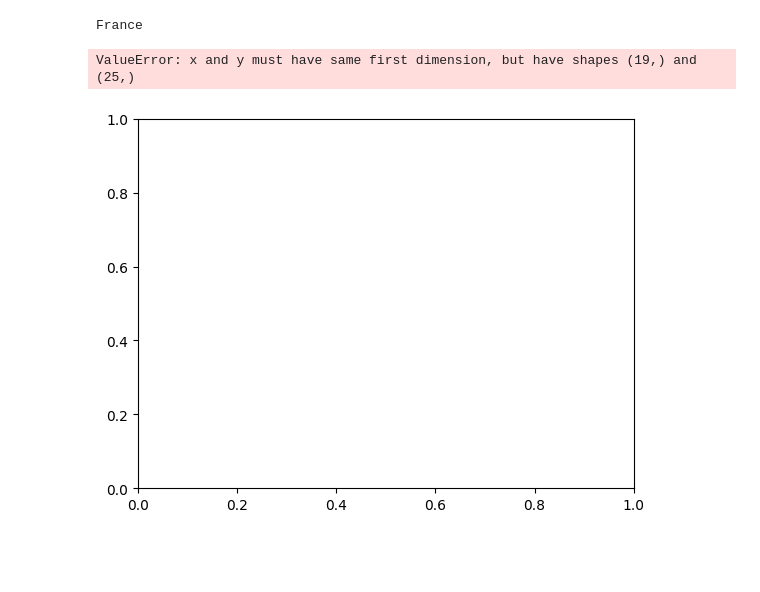
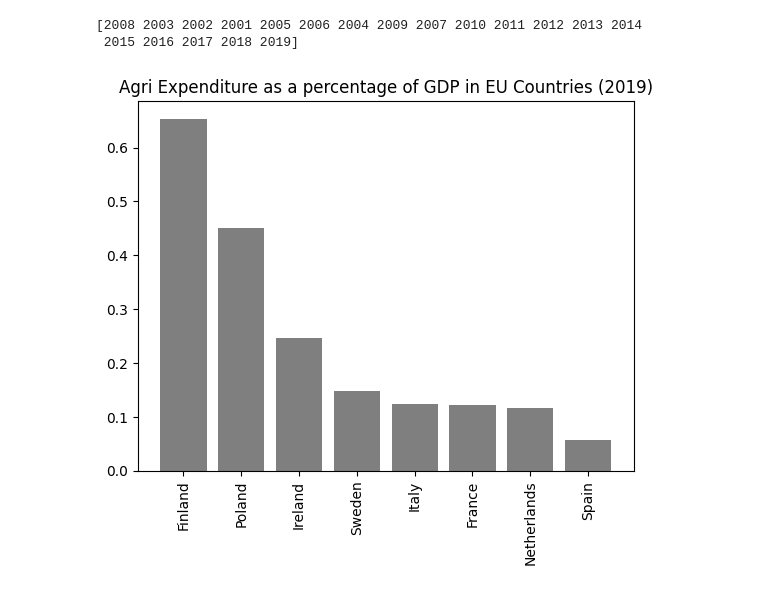
Before and after one commit to ConorD-CCT/CA2_repos, a Jupyter notebook: AgirExpenditure.ipynb, the cells around one changed output. Drawn from its saved outputs; the diff is of its cells as text; code cells hidden in the pictures; blank space fills up the shorter version.

```diff
--- a/AgirExpenditure.ipynb
+++ b/AgirExpenditure.ipynb
@@ -78,12 +53,22 @@ pandas.core.series.Series
-# %%
-for i in countries:
-    print(i)
-    plt.plot(gdpDF[gdpDF['Area'] == i]['Year'], (df[df['Area'] == i]['Value'])/(gdpDF[gdpDF['Area'] == i]['Value']))
-plt.title('Agricultural Expenditure in EU Countries')
-plt.legend(countries, shadow=True, loc=(1.04,0))
-plt.xticks(np.arange(2000, 2022, 2))
-plt.show()
-# %% [output]
-France
-ValueError: x and y must have same first dimension, but have shapes (19,) and (25,)
-[figure, removed]
+# %%
+df_merged = pd.merge(df,gdpDF[['Year','Value','Area']], on=['Year','Area'])
+# %%
+df_merged = df_merged.rename(columns = {'Value_x':'Expenditure','Value_y':'GDP'})
+# %%
+df_merged['Expenditure_%GDP'] = [((df_merged['Expenditure'][i]/df_merged['GDP'][i])*100) for i in range(len(df))]
+df_merged = df_merged.sort_values(by='Expenditure_%GDP',ascending=False)
+df_merged
+print(df_merged.Year.unique())
+# %% [output]
+[2008 2003 2002 2001 2005 2006 2004 2009 2007 2010 2011 2012 2013 2014
+ 2015 2016 2017 2018 2019]
+# %%
+for i in countries:
+    plt.bar(df_merged[df_merged['Year'] == 2019]['Area'],df_merged[df_merged['Year'] == 2019]['Expenditure_%GDP'])
+plt.title('Agri Expenditure as a percentage of GDP in EU Countries (2019)')
+
+plt.xticks(rotation='vertical')
+
+plt.show()
+# %% [output]
+[figure, added]
```
Also changed, not shown: parts of 18 cells of this notebook, 17 other files.
